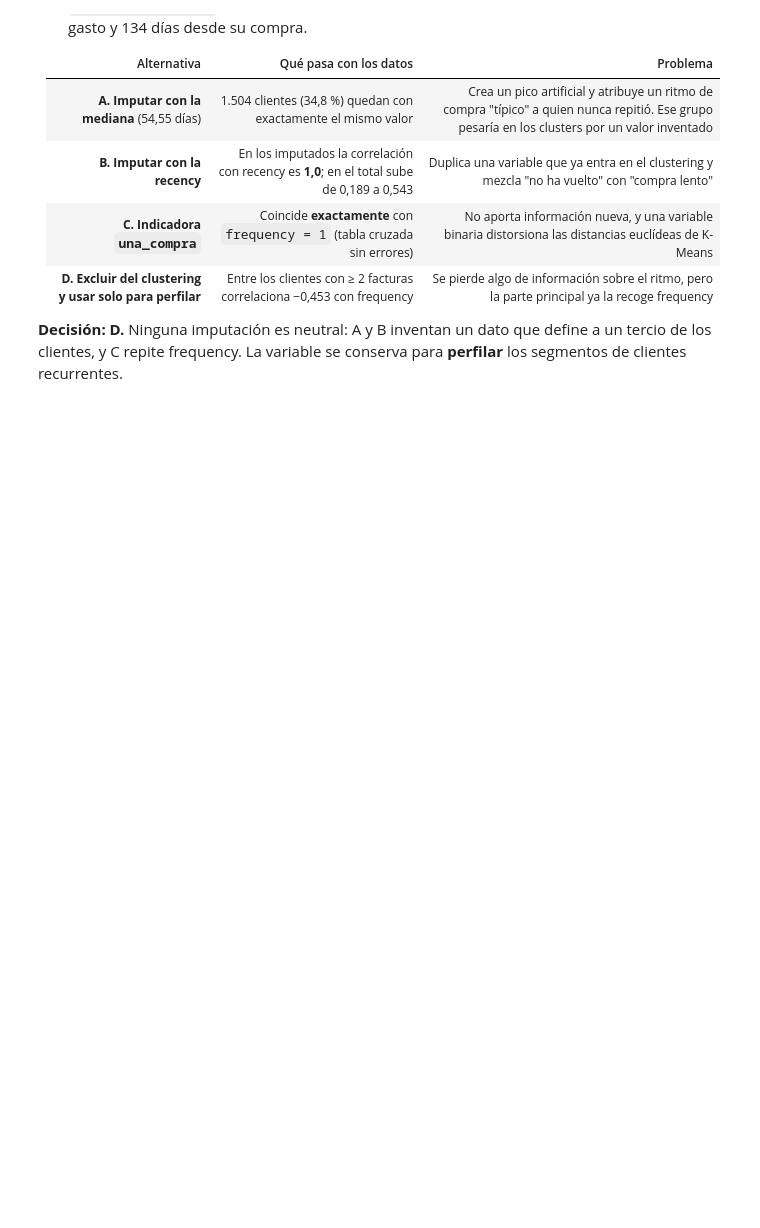
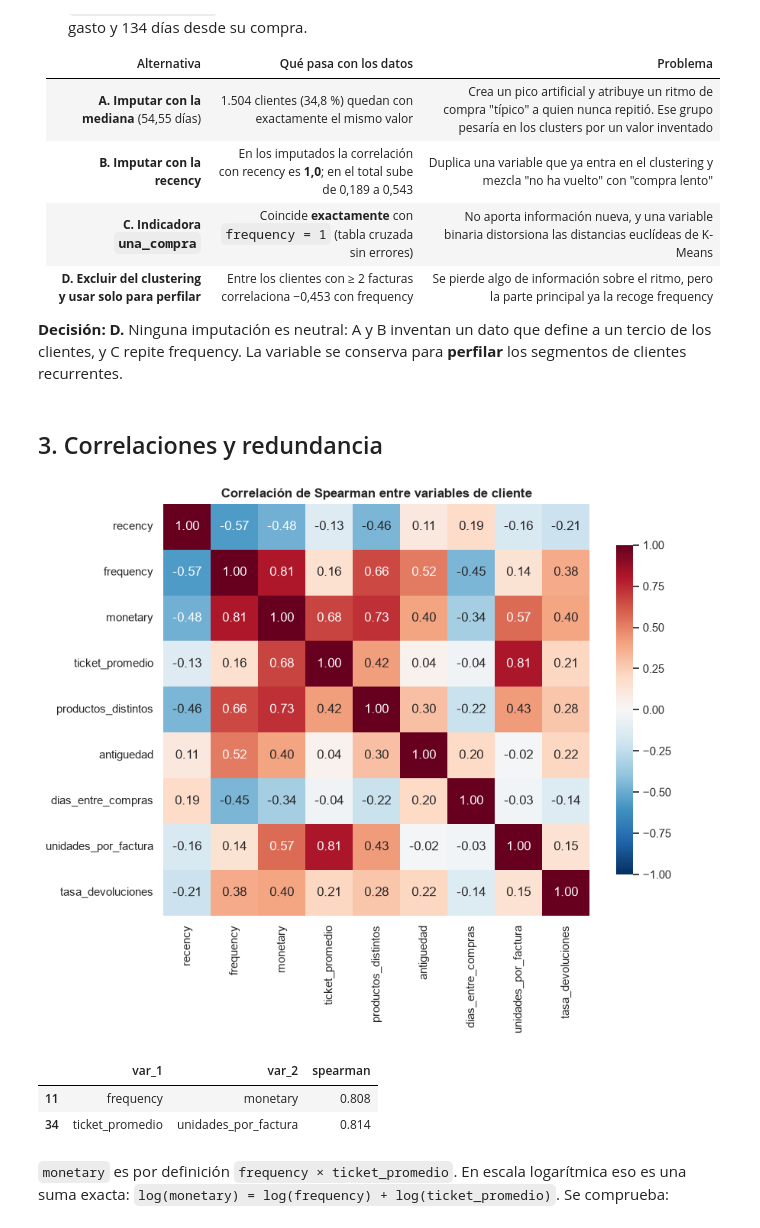
Before and after one commit to Andres766/proeyecto-mineria-de-datos, a Jupyter notebook: notebooks/02_features.ipynb, the cells around one changed output. Drawn from its saved outputs; the diff is of its cells as text; code cells hidden in the pictures; blank space fills up the shorter version.

Commit message:
Añade análisis de correlación, VIF y asimetría al notebook de características

```diff
--- a/notebooks/02_features.ipynb
+++ b/notebooks/02_features.ipynb
@@ -186,3 +186,25 @@ con_intervalo[["dias_entre_compras", "frequency", "recency", "antiguedad", "mone
 
 **Decisión: D.** Ninguna imputación es neutral: A y B inventan un dato que define a un tercio de los clientes, y C
 repite frequency. La variable se conserva para **perfilar** los segmentos de clientes recurrentes.
+# %% [markdown]
+## 3. Correlaciones y redundancia
+# %%
+numericas = clientes.drop(columns="pais")
+corr = numericas.corr("spearman")
+fig, ax = plt.subplots(figsize=(9, 7))
+sns.heatmap(corr, annot=True, fmt=".2f", cmap="RdBu_r", vmin=-1, vmax=1, ax=ax, cbar_kws={"shrink": 0.8})
+ax.set_title("Correlación de Spearman entre variables de cliente")
+guardar_figura(fig, "02_correlaciones")
+plt.show()
+
+pares = (corr.where(np.triu(np.ones(corr.shape, dtype=bool), k=1)).stack()
+         .rename("spearman").reset_index().rename(columns={"level_0": "var_1", "level_1": "var_2"}))
+pares[pares["spearman"].abs() >= 0.8]
+# %% [output]
+[figure, added]
+|  | var_1 | var_2 | spearman |
+| 11 | frequency | monetary | 0.808 |
+| 34 | ticket_promedio | unidades_por_factura | 0.814 |
+# %% [markdown]
+`monetary` es por definición `frequency × ticket_promedio`. En escala logarítmica eso es una suma
+exacta: `log(monetary) = log(frequency) + log(ticket_promedio)`. Se comprueba:
```
Also changed, not shown: parts of 9 cells of this notebook.
